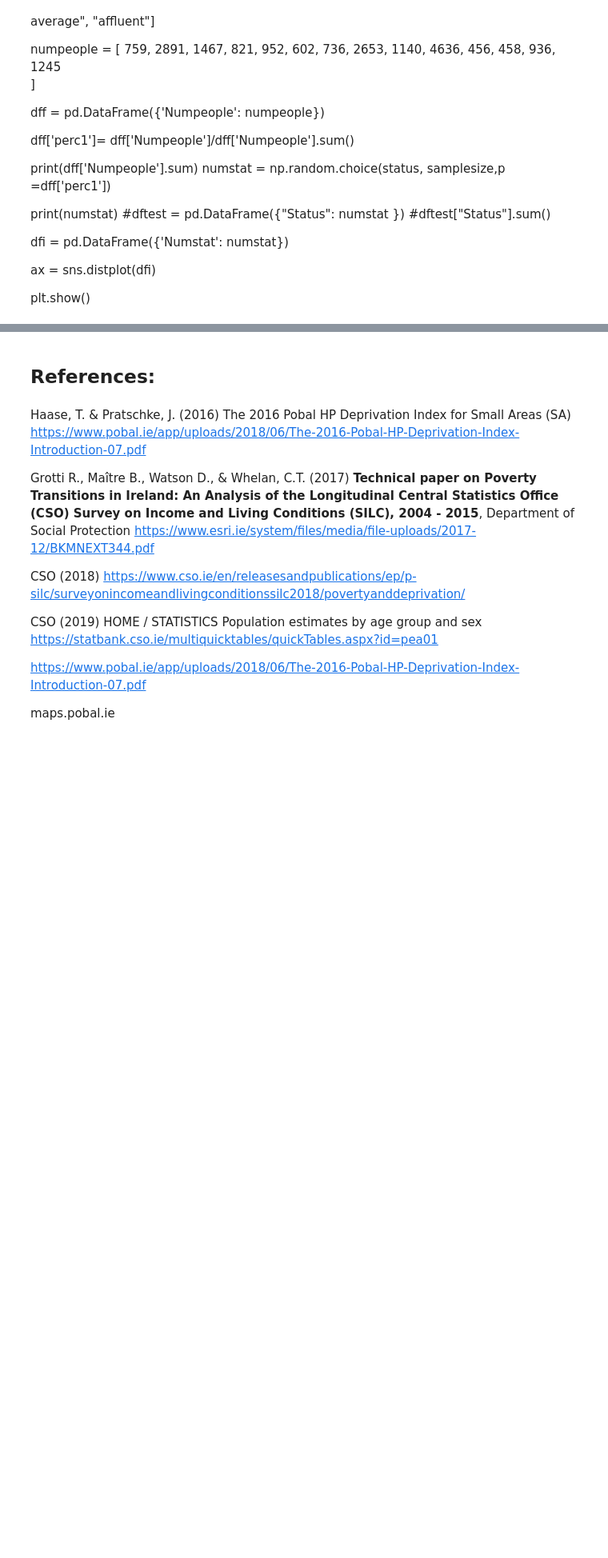
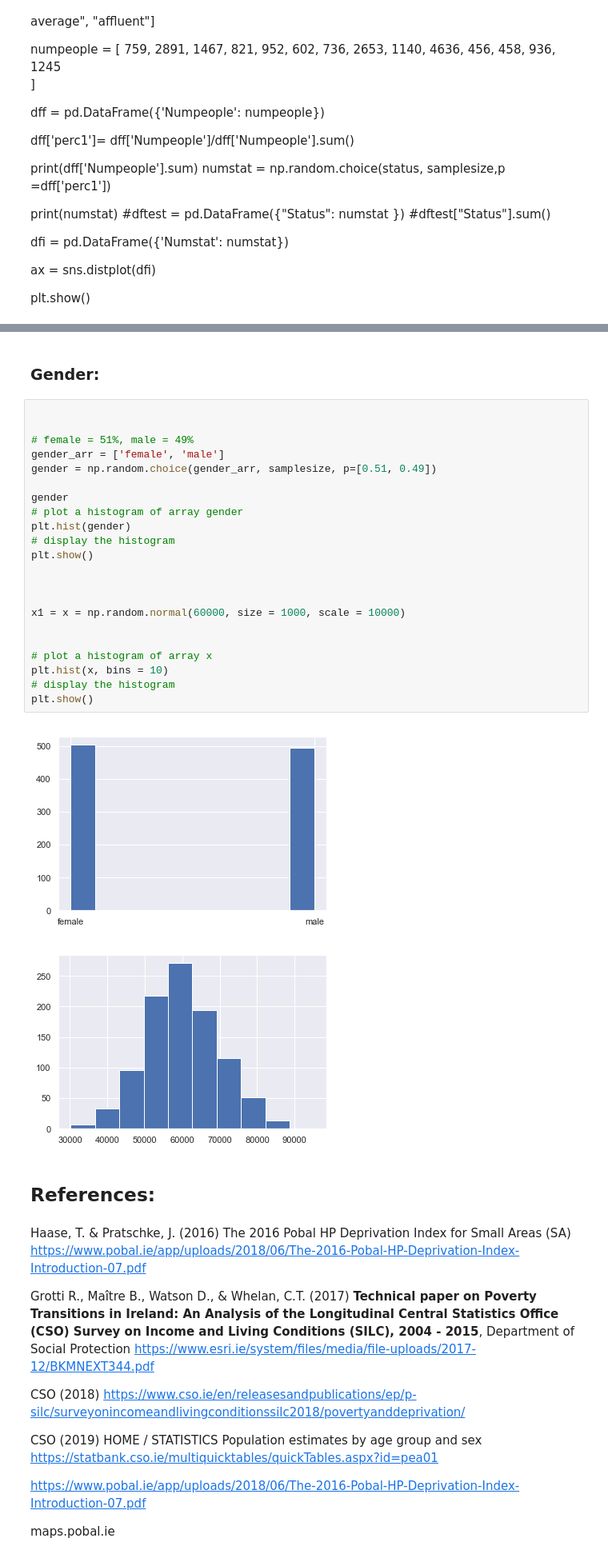
Before and after one commit to fionaoriordan/52465_19_project, a Jupyter notebook: 52465_19_project_dep1.ipynb, the cells around one changed output, grey strips where cells are left out. Shown at 80% size. Saved outputs shown, nothing was run; the diff lists cells and outputs as text; blank space fills up the shorter version.

```diff
--- a/52465_19_project_dep1.ipynb
+++ b/52465_19_project_dep1.ipynb
@@ -384,3 +325,30 @@ plt.show()
+# %% [markdown]
+### Gender:
+# %%
+
+
+# female = 51%, male = 49%
+gender_arr = ['female', 'male']
+gender = np.random.choice(gender_arr, samplesize, p=[0.51, 0.49])
+
+gender
+# plot a histogram of array gender
+plt.hist(gender)
+# display the histogram
+plt.show()
+
+
+
+x1 = x = np.random.normal(60000, size = 1000, scale = 10000)
+
+
+# plot a histogram of array x
+plt.hist(x, bins = 10)
+# display the histogram
+plt.show()
+# %% [output]
+[figure, added]
+[figure, added]
 # %% [markdown]
 ## References:
 # %% [markdown]
```
Also changed, not shown: parts of 27 cells of this notebook.
